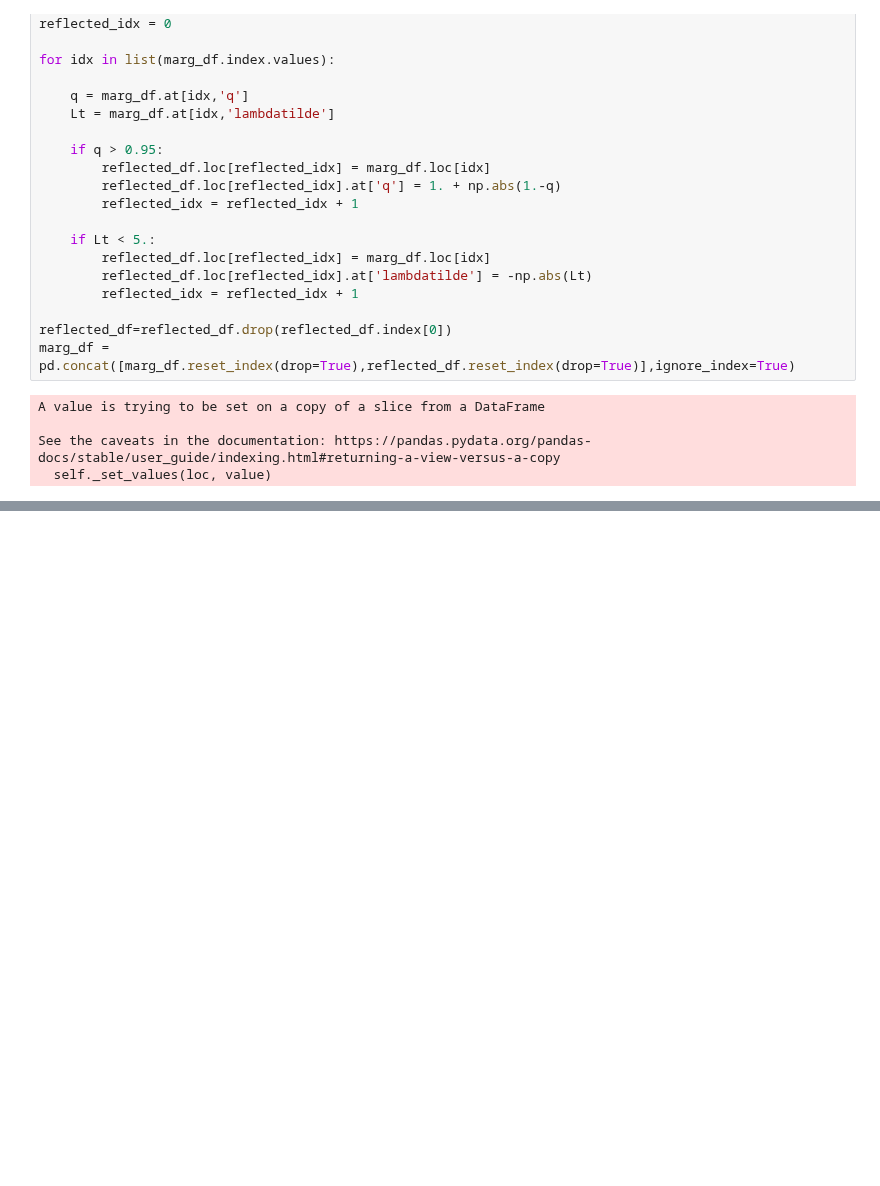
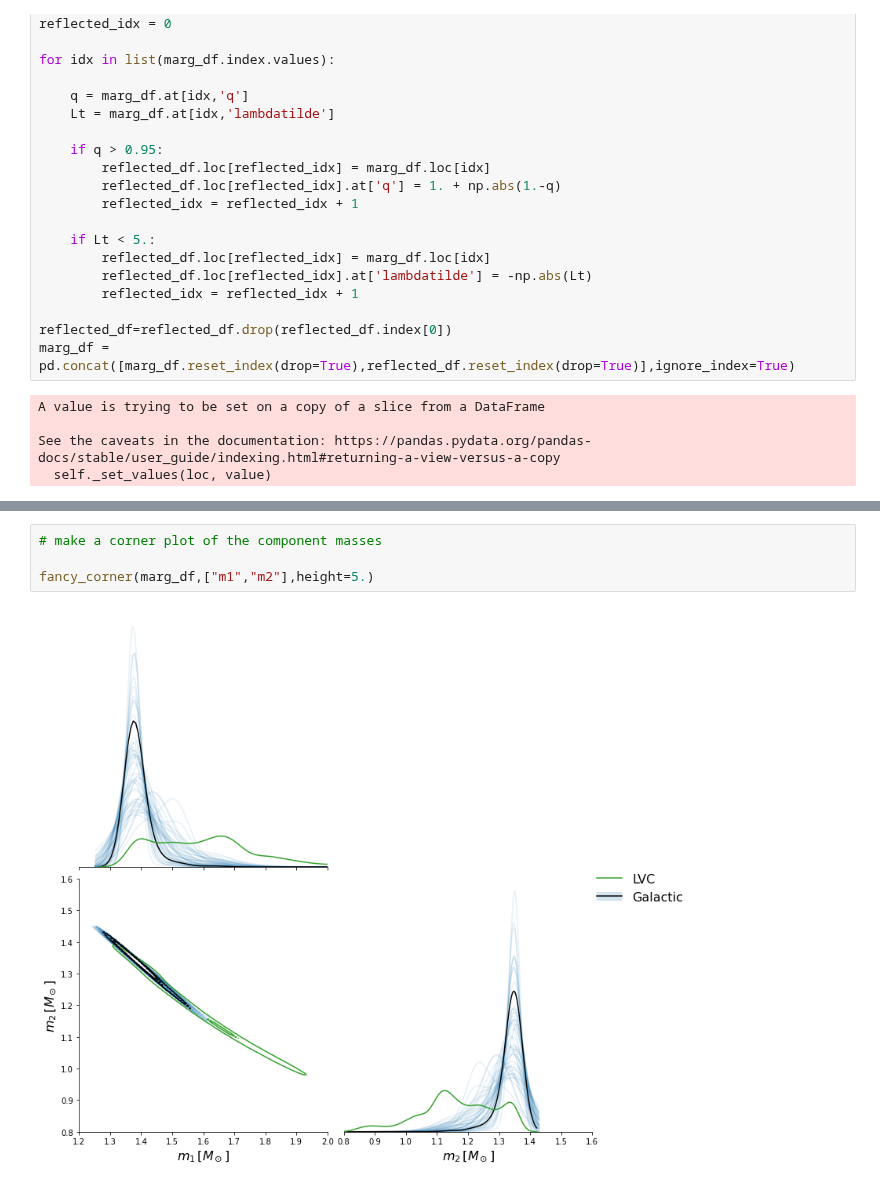
Before and after one commit to daniellmarc/reweighted-dns, a Jupyter notebook: GW170817_GalacticNS.ipynb, the cells around one changed output, grey strips where cells are left out. Cells and saved outputs as stored; diff of their text form; blank space fills up the shorter version.

```diff
--- a/GW170817_GalacticNS.ipynb
+++ b/GW170817_GalacticNS.ipynb
@@ -228,3 +228,9 @@ fancy_corner(marg_df,["q","chi_eff",'lambdatilde'])
+# %%
+# make a corner plot of the component masses
+
+fancy_corner(marg_df,["m1","m2"],height=5.)
+# %% [output]
+[figure, added]
 # %%
 # calculate medians and 90% credible intervals
 
```
Also changed, not shown: parts of 6 cells of this notebook.
